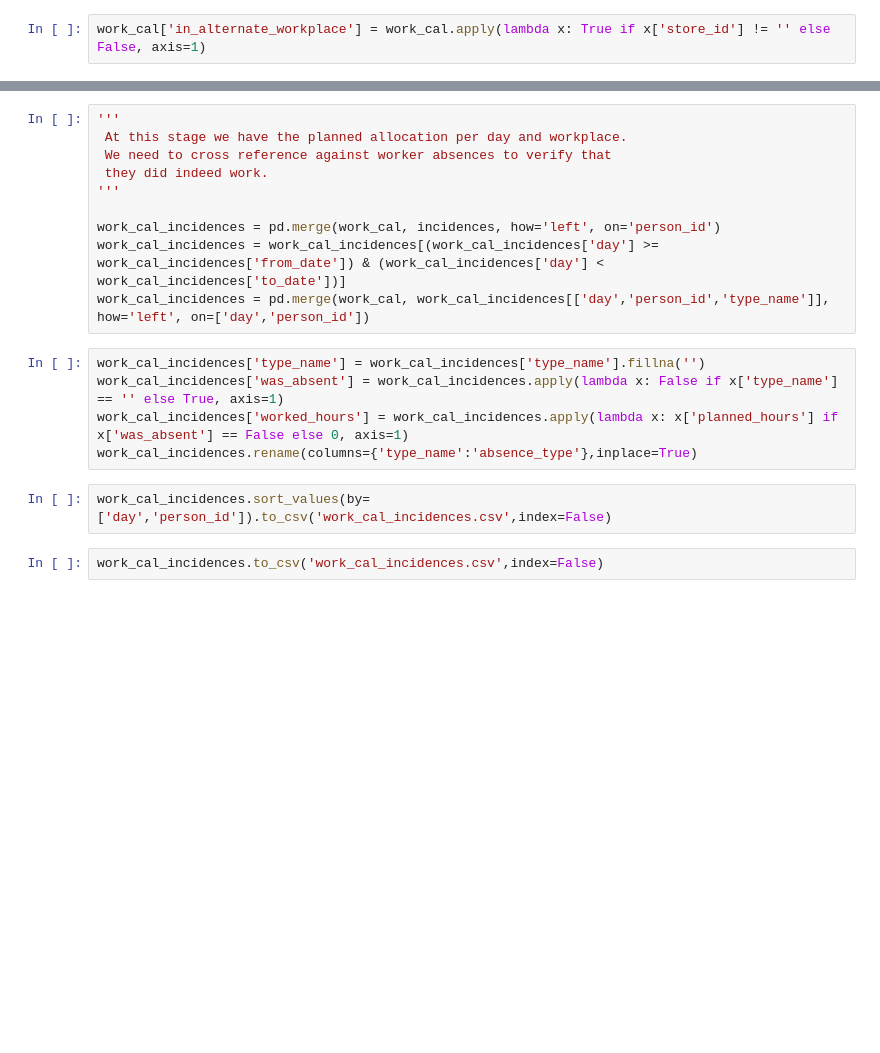
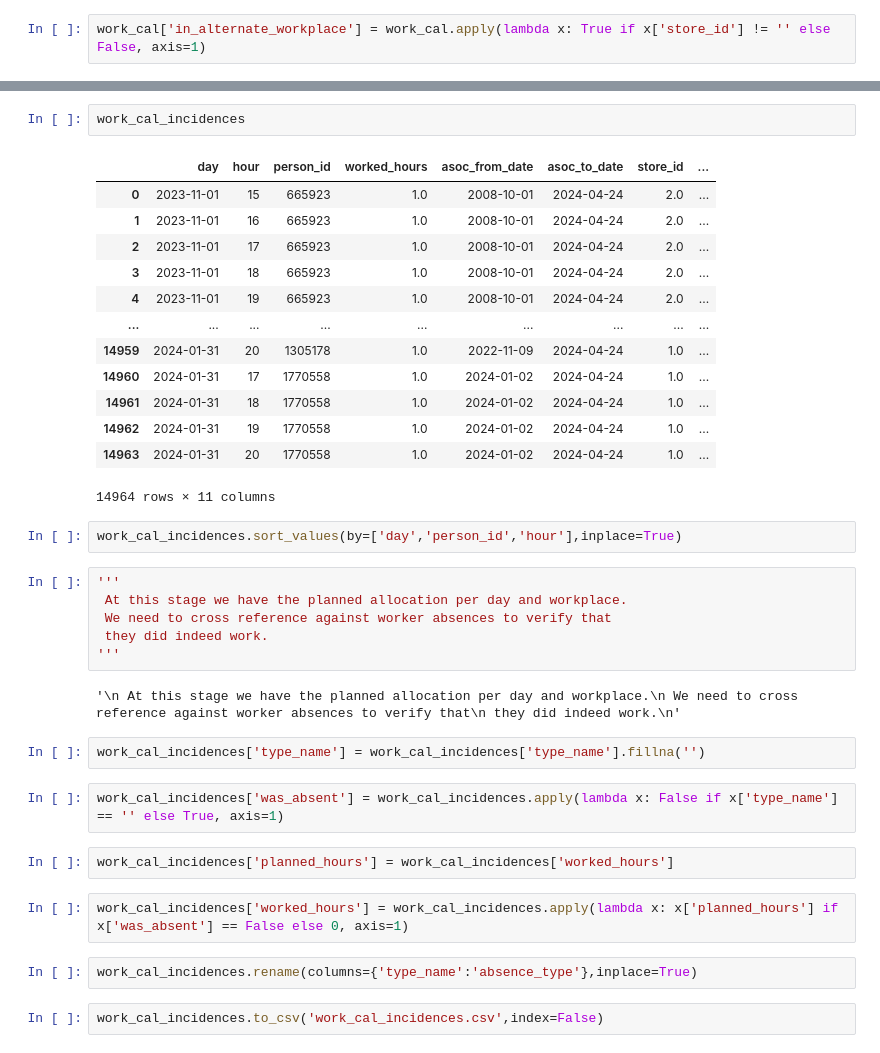
Before and after one commit to GoodGuyPat/orquest-test, a Jupyter notebook: python_jobs/work_calendar.ipynb, the cells around one changed output, grey strips where cells are left out. Cells and saved outputs as stored; diff of their text form; blank space fills up the shorter version.

```diff
--- a/python_jobs/work_calendar.ipynb
+++ b/python_jobs/work_calendar.ipynb
@@ -36,19 +153,38 @@ work_cal['in_alternate_workplace'] = work_cal.apply(lambda x: True if x['store_i
+# %%
+work_cal_incidences
+# %% [output]
+|  | day | hour | person_id | worked_hours | asoc_from_date | asoc_to_date | store_id | ... |
+| 0 | 2023-11-01 | 15 | 665923 | 1.0 | 2008-10-01 | 2024-04-24 | 2.0 | ... |
+| 1 | 2023-11-01 | 16 | 665923 | 1.0 | 2008-10-01 | 2024-04-24 | 2.0 | ... |
+| 2 | 2023-11-01 | 17 | 665923 | 1.0 | 2008-10-01 | 2024-04-24 | 2.0 | ... |
+| 3 | 2023-11-01 | 18 | 665923 | 1.0 | 2008-10-01 | 2024-04-24 | 2.0 | ... |
+| 4 | 2023-11-01 | 19 | 665923 | 1.0 | 2008-10-01 | 2024-04-24 | 2.0 | ... |
+| ... | ... | ... | ... | ... | ... | ... | ... | ... |
+| 14959 | 2024-01-31 | 20 | 1305178 | 1.0 | 2022-11-09 | 2024-04-24 | 1.0 | ... |
+| 14960 | 2024-01-31 | 17 | 1770558 | 1.0 | 2024-01-02 | 2024-04-24 | 1.0 | ... |
+| 14961 | 2024-01-31 | 18 | 1770558 | 1.0 | 2024-01-02 | 2024-04-24 | 1.0 | ... |
+| 14962 | 2024-01-31 | 19 | 1770558 | 1.0 | 2024-01-02 | 2024-04-24 | 1.0 | ... |
+| 14963 | 2024-01-31 | 20 | 1770558 | 1.0 | 2024-01-02 | 2024-04-24 | 1.0 | ... |
+14964 rows × 11 columns
+# %%
+work_cal_incidences.sort_values(by=['day','person_id','hour'],inplace=True)
 # %%
 '''
  At this stage we have the planned allocation per day and workplace.
  We need to cross reference against worker absences to verify that
  they did indeed work.
 '''
-
-work_cal_incidences = pd.merge(work_cal, incidences, how='left', on='person_id')
-work_cal_incidences = work_cal_incidences[(work_cal_incidences['day'] >= work_cal_incidences['from_date']) & (work_cal_incidences['day'] < work_cal_incidences['to_date'])]
-work_cal_incidences = pd.merge(work_cal, work_cal_incidences[['day','person_id','type_name']], how='left', on=['day','person_id'])
+# %% [output]
+'\n At this stage we have the planned allocation per day and workplace.\n We need to cross reference against worker absences to verify that\n they did indeed work.\n'
 # %%
 work_cal_incidences['type_name'] = work_cal_incidences['type_name'].fillna('')
-work_cal_incidences['was_absent'] = work_cal_incidences.apply(lambda x: False if x['type_name'] == '' else True, axis=1)
-work_cal_incidences['worked_hours'] = work_cal_incidences.apply(lambda x: x['planned_hours'] if x['was_absent'] == False else 0, axis=1)
-work_cal_incidences.rename(columns={'type_name':'absence_type'},inplace=True)
+# %%
+work_cal_incidences['was_absent'] = work_cal_incidences.apply(lambda x: False if x['type_name'] == '' else True, axis=1)
+# %%
+work_cal_incidences['planned_hours'] = work_cal_incidences['worked_hours']
+# %%
+work_cal_incidences['worked_hours'] = work_cal_incidences.apply(lambda x: x['planned_hours'] if x['was_absent'] == False else 0, axis=1)
+# %%
+work_cal_incidences.rename(columns={'type_name':'absence_type'},inplace=True)
 # %%
-work_cal_incidences.sort_values(by=['day','person_id']).to_csv('work_cal_incidences.csv',index=False)
+work_cal_incidences.to_csv('work_cal_incidences.csv',index=False)
-# %%
-work_cal_incidences.to_csv('work_cal_incidences.csv',index=False)
```
Also changed, not shown: parts of 18 cells of this notebook, 2 other files.
